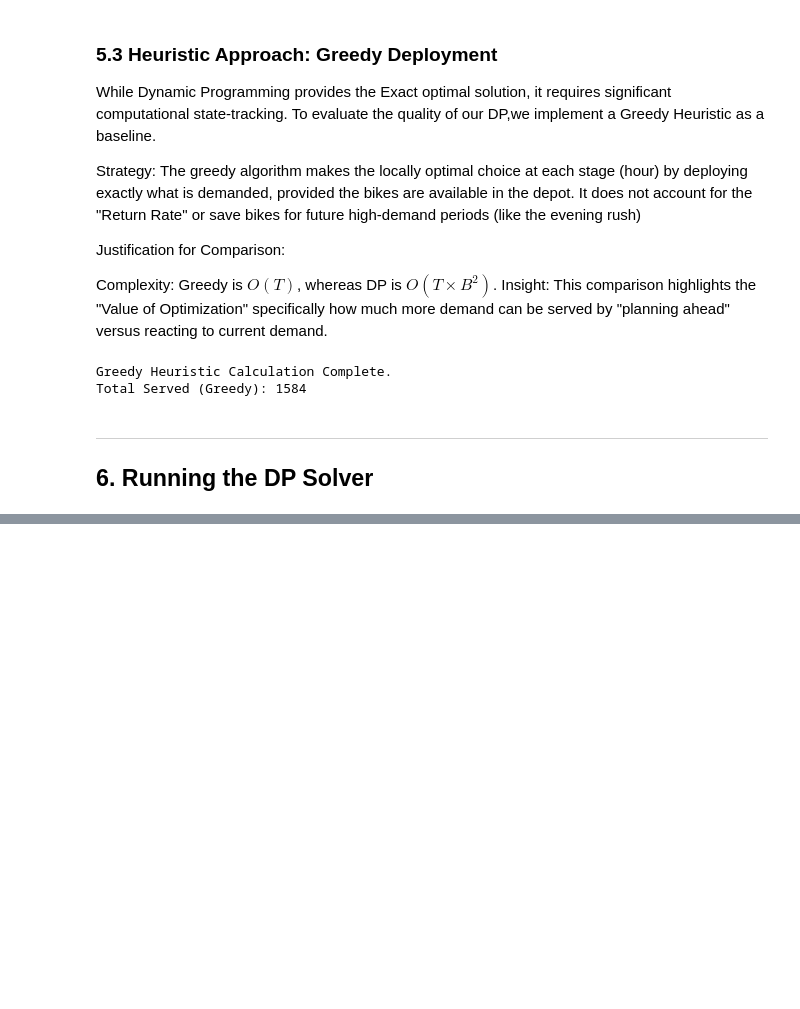
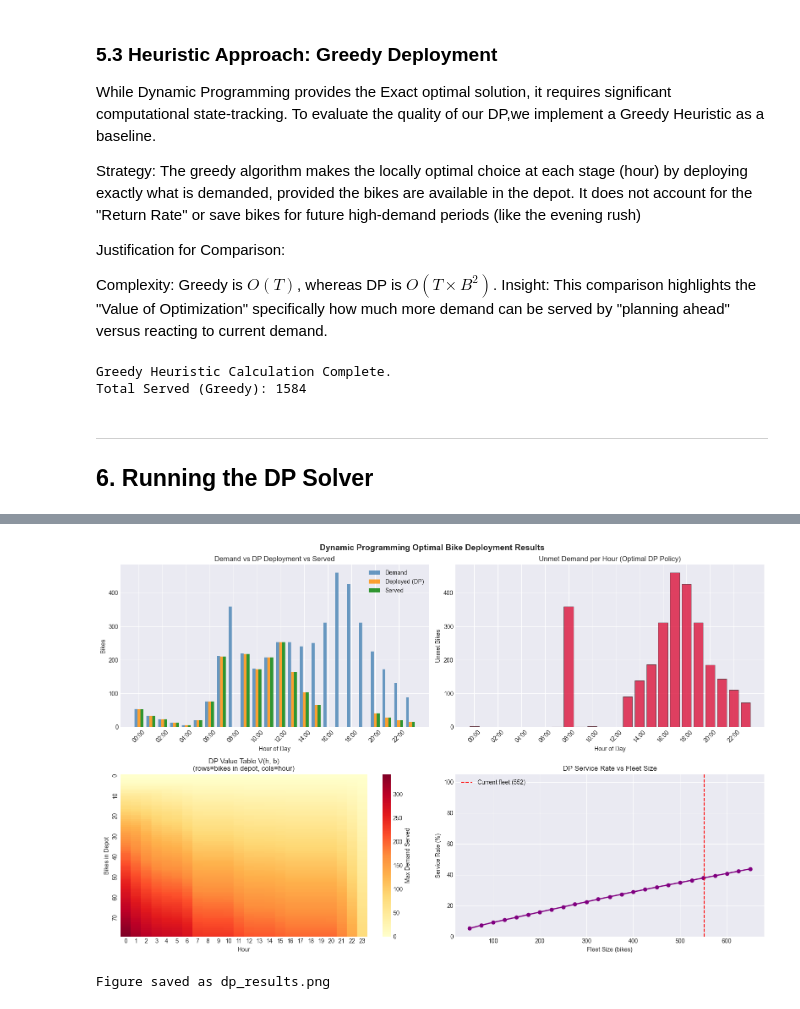
Before and after one commit to Modeesha-Kalani/IT-5082-OptimizationMethods, a Jupyter notebook: notebooks/MS25952070/dynamic_programming.ipynb, the cells around one changed output, grey strips where cells are left out. Saved outputs shown, nothing was run; the diff lists cells and outputs as text; code cells hidden in the pictures; blank space fills up the shorter version.

Commit message:
visualizations of results

```diff
--- a/notebooks/MS25952070/dynamic_programming.ipynb
+++ b/notebooks/MS25952070/dynamic_programming.ipynb
@@ -491,0 +497,16 @@ Both methods agree: True  ✓
+# %%
+# ── Compute served per hour for the optimal policy ────────────────────────────
+served_bu = np.minimum(policy_bu, demand_int)
+unmet_bu  = demand_int - served_bu
+
+print(f"{'Hour':>5} | {'Demand':>7} | {'Deploy':>7} | {'Served':>7} | {'Unmet':>6} | {'ServiceRate':>11}")
+print("-" * 58)
+for h in range(24):
+    sr = 100 * served_bu[h] / demand_int[h] if demand_int[h] > 0 else 100
+    print(f"  {h:02d}:00 | {demand_int[h]:>7} | {policy_bu[h]:>7} | "
+          f"{served_bu[h]:>7} | {unmet_bu[h]:>6} | {sr:>10.1f}%")
+
+print("-" * 58)
+print(f"  TOTAL  | {demand_int.sum():>7} | {policy_bu.sum():>7} | "
+      f"{served_bu.sum():>7} | {unmet_bu.sum():>6} | "
+      f"{100*served_bu.sum()/demand_int.sum():>10.1f}%")
@@ -491,0 +534,63 @@ Both methods agree: True  ✓
+# %%
+hours = np.arange(24)
+hour_labels = [f"{h:02d}:00" for h in hours]
+
+fig, axes = plt.subplots(2, 2, figsize=(16, 10))
+fig.suptitle("Dynamic Programming Optimal Bike Deployment Results", fontsize=14, fontweight='bold')
+
+#  Plot 1: Demand vs Deployed vs Served
+ax = axes[0, 0]
+ax.bar(hours - 0.25, demand_int, width=0.25, label='Demand', color='steelblue', alpha=0.8)
+ax.bar(hours,        policy_bu,  width=0.25, label='Deployed (DP)', color='darkorange', alpha=0.8)
+ax.bar(hours + 0.25, served_bu,  width=0.25, label='Served', color='green', alpha=0.8)
+ax.set_title('Demand vs DP Deployment vs Served')
+ax.set_xlabel('Hour of Day')
+ax.set_ylabel('Bikes')
+ax.set_xticks(hours[::2])
+ax.set_xticklabels([f"{h:02d}:00" for h in hours[::2]], rotation=45)
+ax.legend()
+
+# Plot 2: Unmet demand per hour
+ax = axes[0, 1]
+ax.bar(hours, unmet_bu, color='crimson', alpha=0.8, edgecolor='black', linewidth=0.5)
+ax.set_title('Unmet Demand per Hour (Optimal DP Policy)')
+ax.set_xlabel('Hour of Day')
+ax.set_ylabel('Unmet Bikes')
+ax.set_xticks(hours[::2])
+ax.set_xticklabels([f"{h:02d}:00" for h in hours[::2]], rotation=45)
+
+#  Plot 3: DP Table heatmap (first 10 bikes for clarity)
+ax = axes[1, 0]
+display_bikes = min(80, fleet_size + 1)
+sns.heatmap(
+    dp_table[:24, :display_bikes].T,
+    ax=ax, cmap='YlOrRd', cbar_kws={'label': 'Max Demand Served'},
+    xticklabels=[f"{h}" for h in range(24)],
+    yticklabels=[str(b) if b % 10 == 0 else '' for b in range(display_bikes)]
+)
+ax.set_title('DP Value Table V(h, b)\n(rows=bikes in depot, cols=hour)')
+ax.set_xlabel('Hour')
+ax.set_ylabel('Bikes in Depot')
+
+#  Plot 4: Service rate across different fleet sizes
+ax = axes[1, 1]
+fleet_range   = range(50, fleet_size + 100, 25)
+service_rates = []
+for fs in fleet_range:
+    v, _, _ = dp_bottom_up(fs, demand_int, return_rates_arr)
+    service_rates.append(100 * v / demand_int.sum())
+ax.plot(list(fleet_range), service_rates, marker='o', color='purple', linewidth=2)
+ax.axvline(fleet_size, color='red', linestyle='--', label=f'Current fleet ({fleet_size})')
+ax.set_title('DP Service Rate vs Fleet Size')
+ax.set_xlabel('Fleet Size (bikes)')
+ax.set_ylabel('Service Rate (%)')
+ax.legend()
+ax.set_ylim(0, 105)
+
+plt.tight_layout()
+plt.savefig('dp_results.png', dpi=150, bbox_inches='tight')
+plt.show()
+print("Figure saved as dp_results.png")
+# %% [output]
+[figure, added]
+Figure saved as dp_results.png
```
Also changed, not shown: parts of 5 cells of this notebook, 1 other file.
